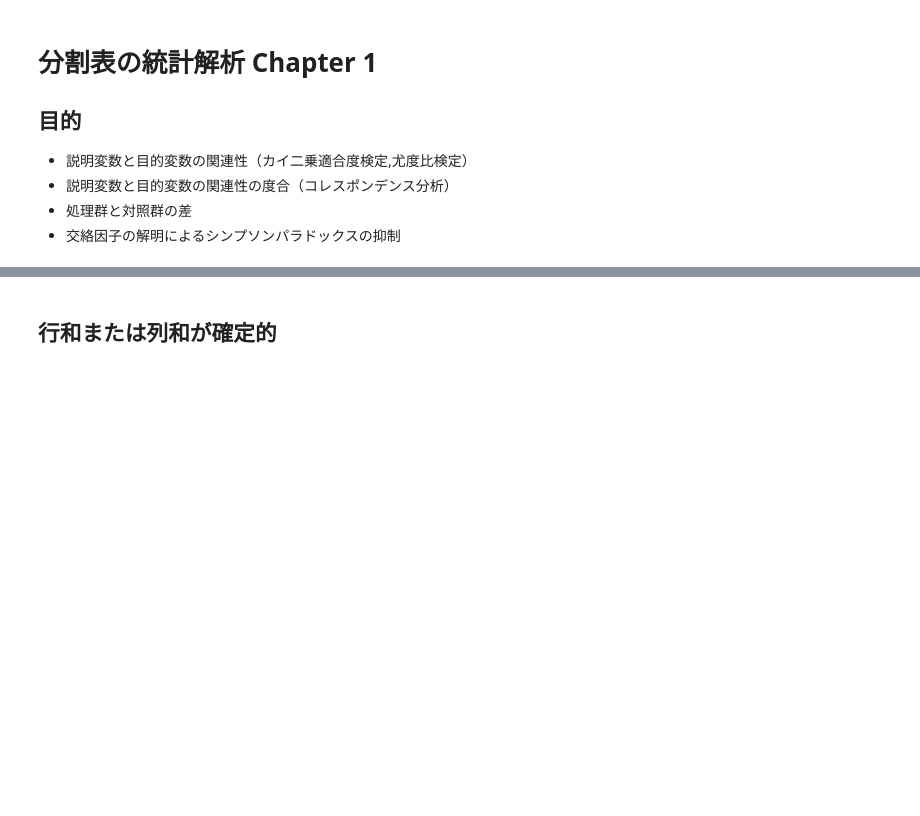
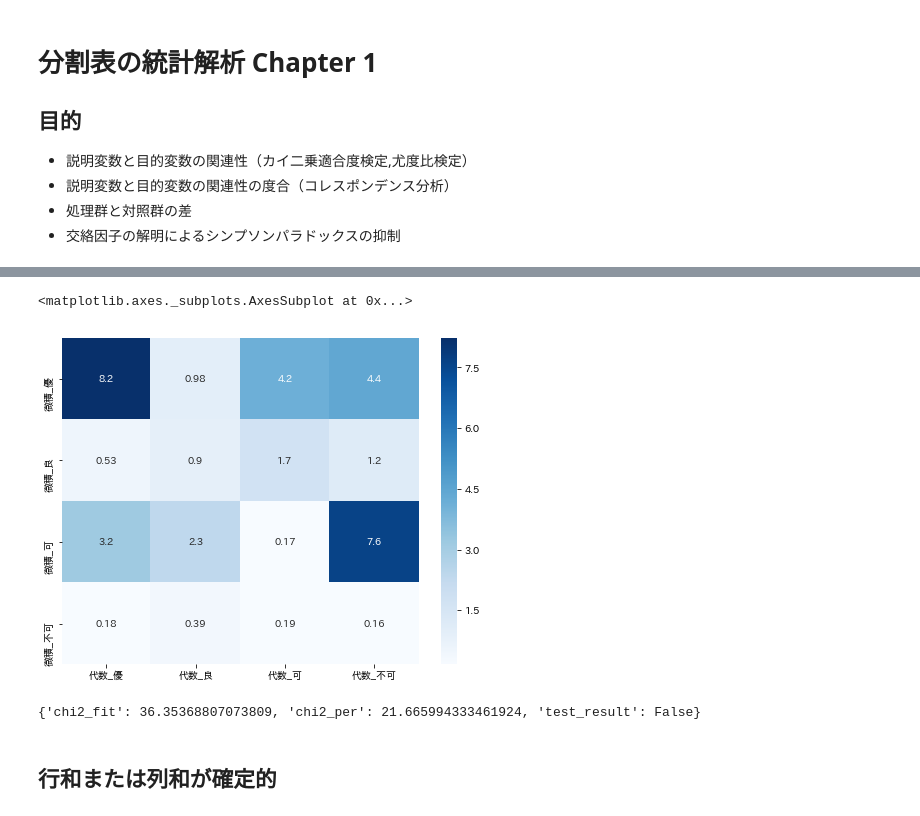
Before and after one commit to nchikun/data_analysis_sandbox, a Jupyter notebook: notebooks/statistical_analysis_of_contingency_table/statistical_analysis_of_contingency_table_1.ipynb, the cells around one changed output, grey strips where cells are left out. Cells and saved outputs as stored; diff of their text form; code cells hidden in the pictures; blank space fills up the shorter version.

```diff
--- a/notebooks/statistical_analysis_of_contingency_table/statistical_analysis_of_contingency_table_1.ipynb
+++ b/notebooks/statistical_analysis_of_contingency_table/statistical_analysis_of_contingency_table_1.ipynb
@@ -219,0 +49,3 @@ display(df_test_result)
+# %%
+# オブジェクト
+cta_math_grade = CTA(df_math_grade, '微積_合計', '代数_合計', 'all')
@@ -220,2 +72,14 @@ display(df_test_result)
+# %%
+# 部分検定統計量（乖離度）
+plt.figure(figsize=(8, 6))
+sns.heatmap(cta_math_grade.get_partial_fit(), cmap='Blues', annot=True)
+# %% [output]
+<matplotlib.axes._subplots.AxesSubplot at 0x...>
+[figure, added]
+# %%
+# 検定
+print(cta_math_grade.chi2_fit_test(0.99))
+# %% [output]
+{'chi2_fit': 36.35368807073809, 'chi2_per': 21.665994333461924, 'test_result': False}
 # %% [markdown]
 ## 行和または列和が確定的
```
Also changed, not shown: parts of 11 cells of this notebook, 5 other files.
